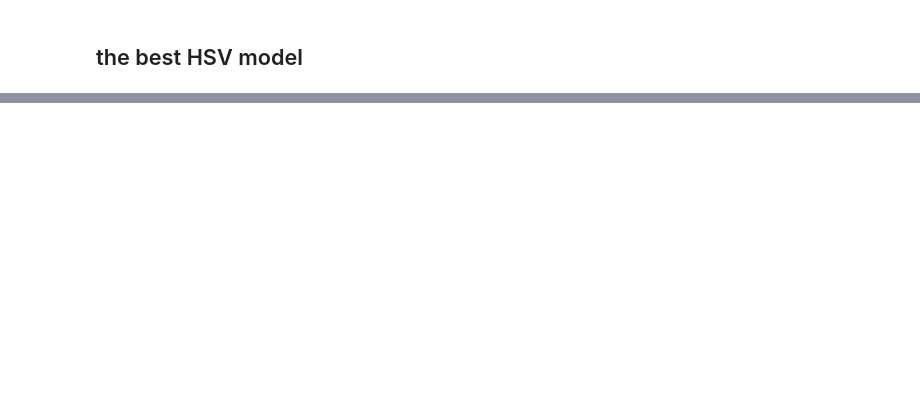
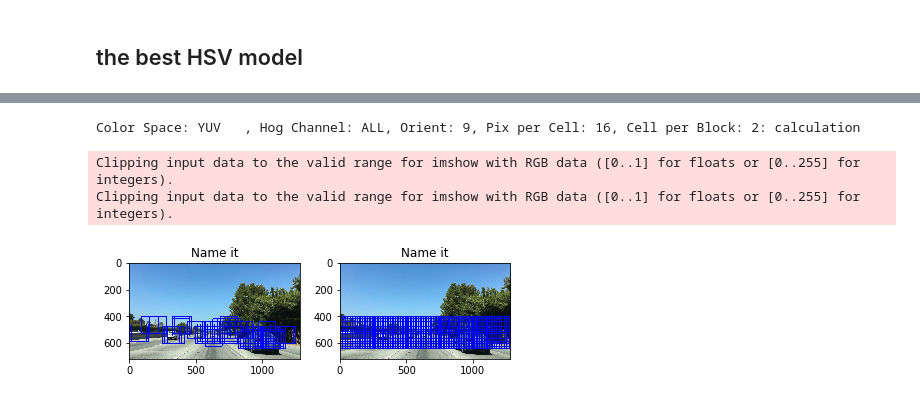
Before and after one commit to rbiegacz/Udacity-CarND, a Jupyter notebook: CarND-Vehicle-Detection-master/vehicle_detection.ipynb, the cells around one changed output, grey strips where cells are left out. Cells and saved outputs as stored; diff of their text form; code cells hidden in the pictures; blank space fills up the shorter version.

```diff
--- a/CarND-Vehicle-Detection-master/vehicle_detection.ipynb
+++ b/CarND-Vehicle-Detection-master/vehicle_detection.ipynb
@@ -274,3 +283,25 @@ Number of rectangles: 9
+# %%
+import importlib
+import object_detection_search_and_classify
+importlib.reload(object_detection_hog_features)
+importlib.reload(object_detection_search_and_classify)
+model_params=dict()
+model_params["color_item"] = "YUV"
+model_params["orient"] = 9
+model_params["pix_per_cell"] = 16
+model_params["cells_per_block"] = 2
+model_params["hog_channel"] = "ALL"
+model_params["sample_size"] = 8700
+model = object_detection_hog_features.train_model(model_params)
+# %% [output]
+Color Space: YUV   , Hog Channel: ALL, Orient: 9, Pix per Cell: 16, Cell per Block: 2: calculation
+# %%
+importlib.reload(object_detection_search_and_classify)
+processed_image = object_detection_search_and_classify.main_search_and_classify(model=model)
+# %% [output]
+Clipping input data to the valid range for imshow with RGB data ([0..1] for floats or [0..255] for integers).
+Clipping input data to the valid range for imshow with RGB data ([0..1] for floats or [0..255] for integers).
+[figure, added]
 # %%
 import importlib
 import object_detection_search_and_classify
```
Also changed, not shown: parts of 20 cells of this notebook, 1 other file.
